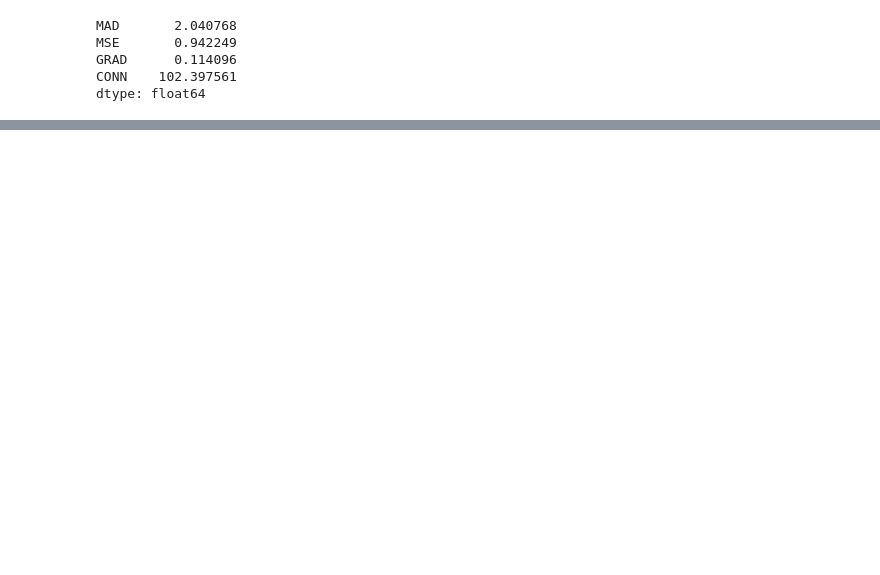
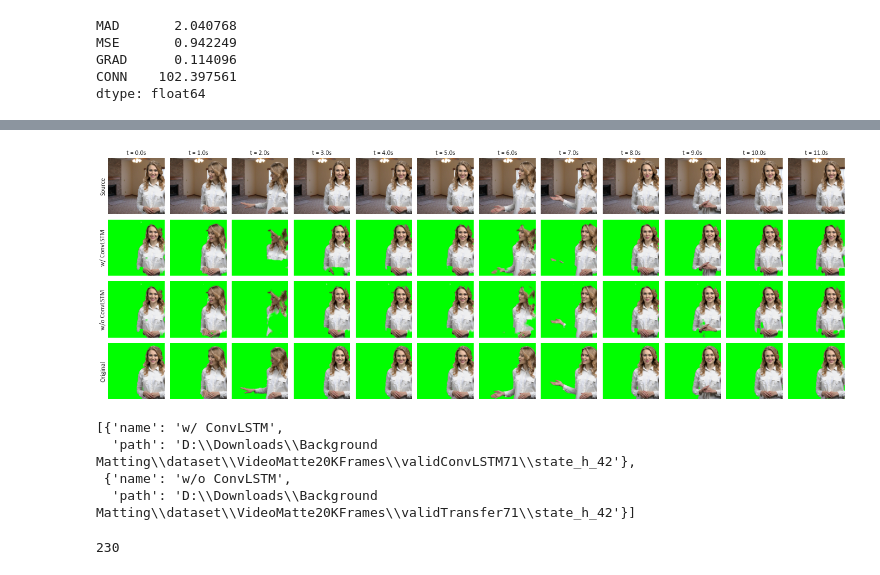
Before and after one commit to DavidZhang73/ENGN8501GroupProject, a Jupyter notebook: analysis.ipynb, the cells around one changed output, grey strips where cells are left out. Cells and saved outputs as stored; diff of their text form; code cells hidden in the pictures; blank space fills up the shorter version.

```diff
--- a/analysis.ipynb
+++ b/analysis.ipynb
@@ -209,0 +299,4 @@ Type:      method
+# %%
+time_list = (index_list) / 30
+time_list = [f"t = {item:.1f}s" for item in time_list]
+time_list
@@ -209,0 +323,71 @@ Type:      method
+# %%
+def get_composed_img_list(path, index_list):
+    alpha_img_list = get_img_list(os.path.join(path, "pred_pha"), index_list, "L")
+    src_img_list = get_img_list(os.path.join(path, "true_src"), index_list)
+    assert len(alpha_img_list) == len(src_img_list)
+    ret = []
+    for i in range(len(src_img_list)):
+        alpha = alpha_img_list[i]
+        src = src_img_list[i]
+        width, height = alpha.size
+        matte = np.array(alpha).reshape((width, height, 1)) / 255
+        green_background = np.zeros((width, height, 3))
+        green_background[:, :, 1] += 255
+        ret.append((matte * np.array(src) + (1 - matte) * green_background).astype(np.int))
+    return ret
+# %%
+ncol = img_per_row
+nrow = len(data) + 1
+idx = 0
+plt.figure(figsize=(2 * ncol, 2 * nrow))
+for col, img in enumerate(
+    get_img_list(r"D:\Downloads\Background Matting\dataset\VideoMatte20KFrames\validConvLSTM366\true_src", index_list)
+):
+    idx += 1
+    ax = plt.subplot(nrow, ncol, idx)
+    ax.set_xticks([])
+    ax.set_yticks([])
+    if col == 0:
+        ax.set_ylabel("Source")
+    ax.spines["top"].set_visible(False)
+    ax.spines["right"].set_visible(False)
+    ax.spines["bottom"].set_visible(False)
+    ax.spines["left"].set_visible(False)
+    ax.set_title(time_list[col])
+    ax.imshow(img)
+
+for row, d in enumerate(data):
+    img_list = get_composed_img_list(d["path"], index_list)
+    for col, img in enumerate(img_list):
+        idx += 1
+        ax = plt.subplot(nrow, ncol, idx)
+        ax.set_xticks([])
+        ax.set_yticks([])
+        if col == 0:
+            ax.set_ylabel(d["name"])
+        ax.spines["top"].set_visible(False)
+        ax.spines["right"].set_visible(False)
+        ax.spines["bottom"].set_visible(False)
+        ax.spines["left"].set_visible(False)
+        ax.imshow(img)
+plt.subplots_adjust(wspace=0, hspace=0.1)
+plt.savefig("report/img/visual.pdf", bbox_inches="tight", pad_inches=0)
+# %% [output]
+[figure, added]
+# %%
+data = [
+    dict(name=f"w/ ConvLSTM", path=rf"D:\Downloads\Background Matting\dataset\VideoMatte20KFrames\validConvLSTM71\state_h_42"),
+    dict(name=f"w/o ConvLSTM", path=rf"D:\Downloads\Background Matting\dataset\VideoMatte20KFrames\validTransfer71\state_h_42"),
+]
+data
+# %% [output]
+[{'name': 'w/ ConvLSTM',
+  'path': 'D:\\Downloads\\Background Matting\\dataset\\VideoMatte20KFrames\\validConvLSTM71\\state_h_42'},
+ {'name': 'w/o ConvLSTM',
+  'path': 'D:\\Downloads\\Background Matting\\dataset\\VideoMatte20KFrames\\validTransfer71\\state_h_42'}]
+# %%
+img_count = len(os.listdir(data[0]["path"]))
+img_count = img_count // 10 * 10
+img_count
+# %% [output]
+230
```
Also changed, not shown: parts of 36 cells of this notebook, 18 other files.
